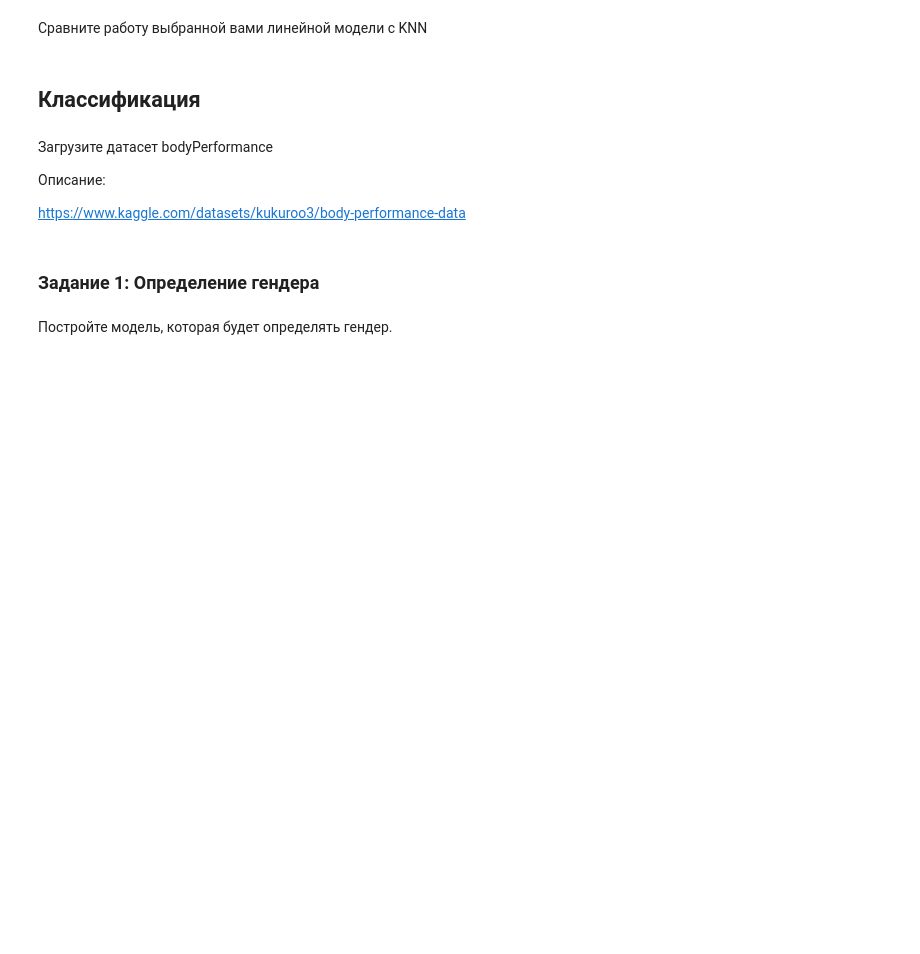
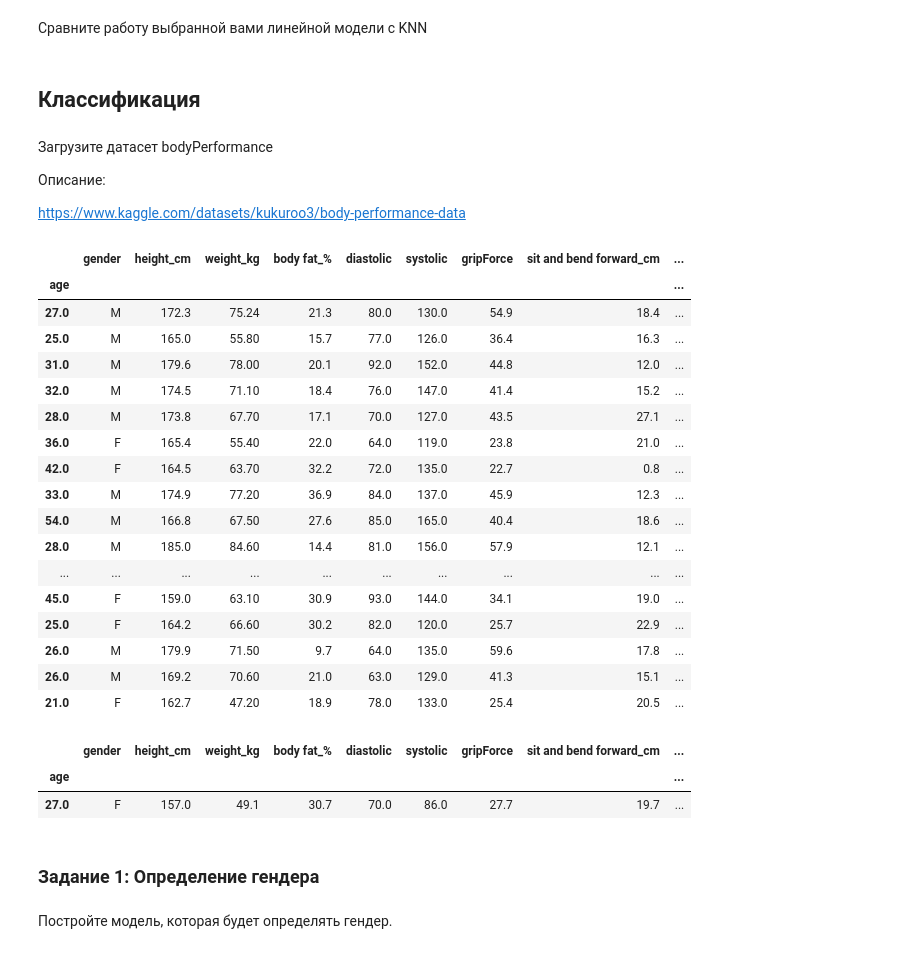
Before and after one commit to Dimildizio/DS_course, a Jupyter notebook: shine-on-you/HomeWork2_Regression&Classification.ipynb, the cells around one changed output. Drawn from its saved outputs; the diff is of its cells as text; code cells hidden in the pictures; blank space fills up the shorter version.

```diff
--- a/shine-on-you/HomeWork2_Regression&Classification.ipynb
+++ b/shine-on-you/HomeWork2_Regression&Classification.ipynb
@@ -269,7 +291,32 @@ path = 'drive/MyDrive/'
 # %%
-df = pd.read_csv(path + '/Classroom/DS 11 VI/ДЗ-регрессия_классификация/bodyPerformance.csv') #укажите свой путь
+df = pd.read_csv('https://raw.githubusercontent.com/Dimildizio/DS_course/main/shine-on-you/bodyPerformance.csv', index_col=0) #укажите свой путь
 # %%
-df
+df.head(20)
+# %% [output]
+|  | gender | height_cm | weight_kg | body fat_% | diastolic | systolic | gripForce | sit and bend forward_cm | ... |
+| age |  |  |  |  |  |  |  |  | ... |
+| 27.0 | M | 172.3 | 75.24 | 21.3 | 80.0 | 130.0 | 54.9 | 18.4 | ... |
+| 25.0 | M | 165.0 | 55.80 | 15.7 | 77.0 | 126.0 | 36.4 | 16.3 | ... |
+| 31.0 | M | 179.6 | 78.00 | 20.1 | 92.0 | 152.0 | 44.8 | 12.0 | ... |
+| 32.0 | M | 174.5 | 71.10 | 18.4 | 76.0 | 147.0 | 41.4 | 15.2 | ... |
+| 28.0 | M | 173.8 | 67.70 | 17.1 | 70.0 | 127.0 | 43.5 | 27.1 | ... |
+| 36.0 | F | 165.4 | 55.40 | 22.0 | 64.0 | 119.0 | 23.8 | 21.0 | ... |
+| 42.0 | F | 164.5 | 63.70 | 32.2 | 72.0 | 135.0 | 22.7 | 0.8 | ... |
+| 33.0 | M | 174.9 | 77.20 | 36.9 | 84.0 | 137.0 | 45.9 | 12.3 | ... |
+| 54.0 | M | 166.8 | 67.50 | 27.6 | 85.0 | 165.0 | 40.4 | 18.6 | ... |
+| 28.0 | M | 185.0 | 84.60 | 14.4 | 81.0 | 156.0 | 57.9 | 12.1 | ... |
+| ... | ... | ... | ... | ... | ... | ... | ... | ... | ... |
+| 45.0 | F | 159.0 | 63.10 | 30.9 | 93.0 | 144.0 | 34.1 | 19.0 | ... |
+| 25.0 | F | 164.2 | 66.60 | 30.2 | 82.0 | 120.0 | 25.7 | 22.9 | ... |
+| 26.0 | M | 179.9 | 71.50 | 9.7 | 64.0 | 135.0 | 59.6 | 17.8 | ... |
+| 26.0 | M | 169.2 | 70.60 | 21.0 | 63.0 | 129.0 | 41.3 | 15.1 | ... |
+| 21.0 | F | 162.7 | 47.20 | 18.9 | 78.0 | 133.0 | 25.4 | 20.5 | ... |
+# %%
+df[df.duplicated()]
+# %% [output]
+|  | gender | height_cm | weight_kg | body fat_% | diastolic | systolic | gripForce | sit and bend forward_cm | ... |
+| age |  |  |  |  |  |  |  |  | ... |
+| 27.0 | F | 157.0 | 49.1 | 30.7 | 70.0 | 86.0 | 27.7 | 19.7 | ... |
 # %% [markdown]
 ### Задание 1: Определение гендера
 # %% [markdown]
```
Also changed, not shown: parts of 11 cells of this notebook.
